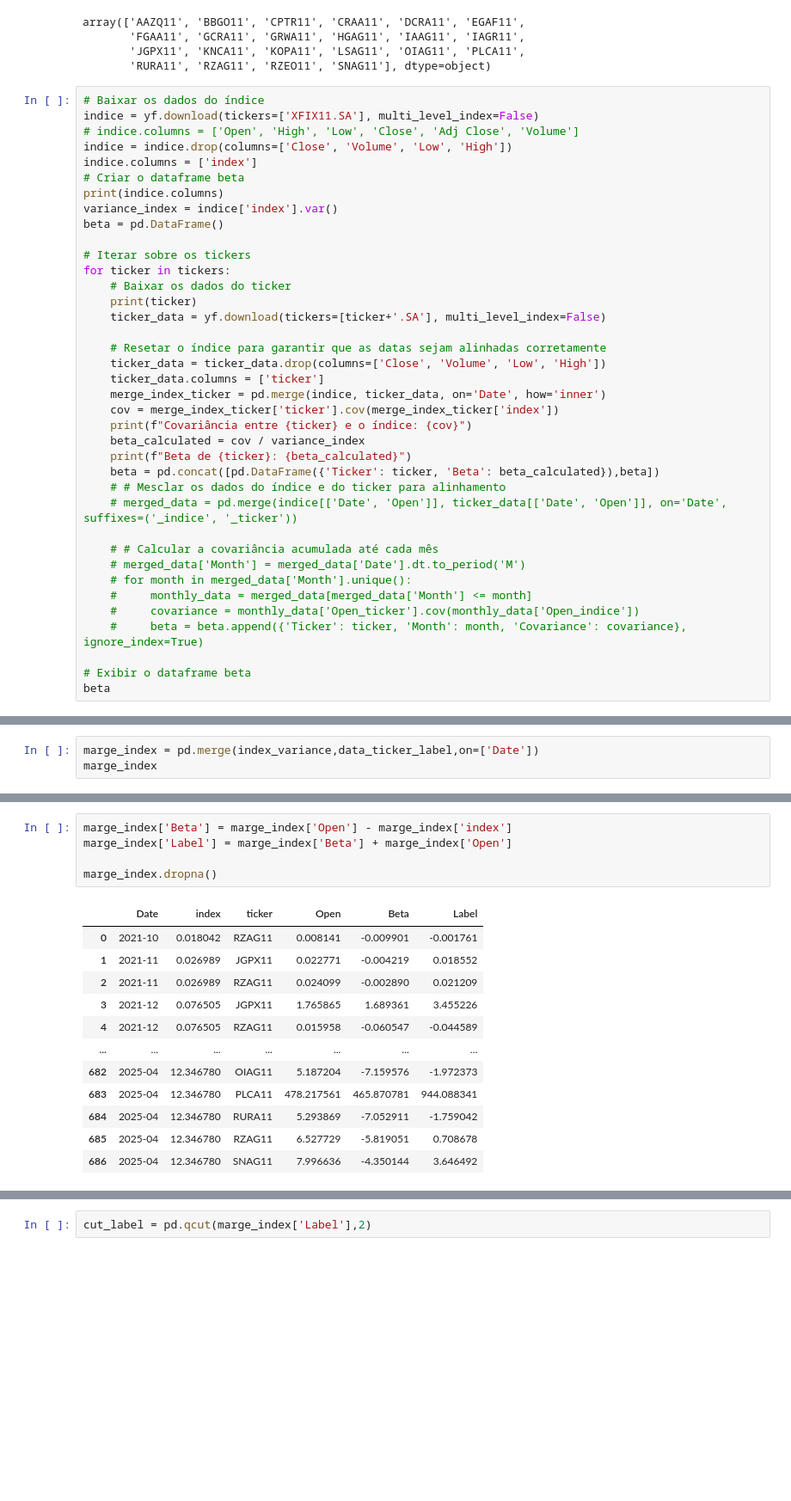
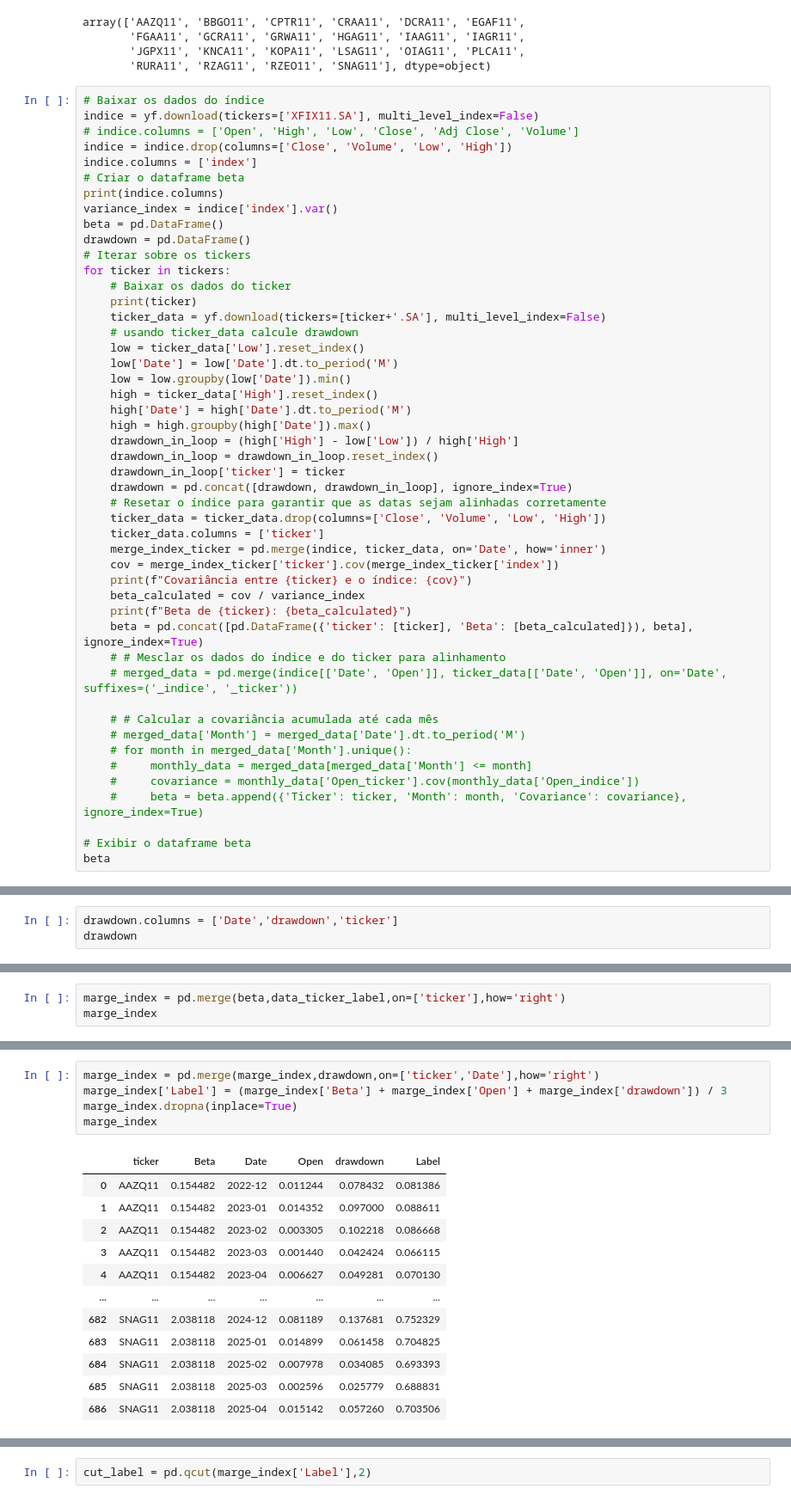
Before and after one commit to ErikMaia/tcc, a Jupyter notebook: src/analisys.ipynb, the cells around one changed output, grey strips where cells are left out. Shown at 86% size. Cells and saved outputs as stored; diff of their text form; blank space fills up the shorter version.

```diff
--- a/src/analisys.ipynb
+++ b/src/analisys.ipynb
@@ -135,13 +132,23 @@ indice.columns = ['index']
 print(indice.columns)
 variance_index = indice['index'].var()
 beta = pd.DataFrame()
-
+drawdown = pd.DataFrame()
 # Iterar sobre os tickers
 for ticker in tickers:
     # Baixar os dados do ticker
     print(ticker)
     ticker_data = yf.download(tickers=[ticker+'.SA'], multi_level_index=False)
-
+    # usando ticker_data calcule drawdown
+    low = ticker_data['Low'].reset_index()
+    low['Date'] = low['Date'].dt.to_period('M')
+    low = low.groupby(low['Date']).min()
+    high = ticker_data['High'].reset_index()
+    high['Date'] = high['Date'].dt.to_period('M')
+    high = high.groupby(high['Date']).max()
+    drawdown_in_loop = (high['High'] - low['Low']) / high['High']
+    drawdown_in_loop = drawdown_in_loop.reset_index()
+    drawdown_in_loop['ticker'] = ticker
+    drawdown = pd.concat([drawdown, drawdown_in_loop], ignore_index=True)
     # Resetar o índice para garantir que as datas sejam alinhadas corretamente
     ticker_data = ticker_data.drop(columns=['Close', 'Volume', 'Low', 'High'])
     ticker_data.columns = ['ticker']
@@ -150,7 +157,7 @@ for ticker in tickers:
     print(f"Covariância entre {ticker} e o índice: {cov}")
     beta_calculated = cov / variance_index
     print(f"Beta de {ticker}: {beta_calculated}")
-    beta = pd.concat([pd.DataFrame({'Ticker': ticker, 'Beta': beta_calculated}),beta])
+    beta = pd.concat([pd.DataFrame({'ticker': [ticker], 'Beta': [beta_calculated]}), beta], ignore_index=True)
     # # Mesclar os dados do índice e do ticker para alinhamento
     # merged_data = pd.merge(indice[['Date', 'Open']], ticker_data[['Date', 'Open']], on='Date', suffixes=('_indice', '_ticker'))
 
@@ -173,0 +204,3 @@ ValueError: If using all scalar values, you must pass an index
+# %%
+drawdown.columns = ['Date','drawdown','ticker']
+drawdown
@@ -221,4 +246,4 @@ index_variance
 # %%
-marge_index = pd.merge(index_variance,data_ticker_label,on=['Date'])
+marge_index = pd.merge(beta,data_ticker_label,on=['ticker'],how='right')
 marge_index
 # %% [output]
@@ -253,20 +278,20 @@ marge_index.dropna()
 683 rows × 4 columns
 # %%
-marge_index['Beta'] = marge_index['Open'] - marge_index['index']
-marge_index['Label'] = marge_index['Beta'] + marge_index['Open']
-
-marge_index.dropna()
+marge_index = pd.merge(marge_index,drawdown,on=['ticker','Date'],how='right')
+marge_index['Label'] = (marge_index['Beta'] + marge_index['Open'] + marge_index['drawdown']) / 3
+marge_index.dropna(inplace=True)
+marge_index
 # %% [output]
-|  | Date | index | ticker | Open | Beta | Label |
-| 0 | 2021-10 | 0.018042 | RZAG11 | 0.008141 | -0.009901 | -0.001761 |
-| 1 | 2021-11 | 0.026989 | JGPX11 | 0.022771 | -0.004219 | 0.018552 |
-| 2 | 2021-11 | 0.026989 | RZAG11 | 0.024099 | -0.002890 | 0.021209 |
-| 3 | 2021-12 | 0.076505 | JGPX11 | 1.765865 | 1.689361 | 3.455226 |
-| 4 | 2021-12 | 0.076505 | RZAG11 | 0.015958 | -0.060547 | -0.044589 |
+|  | ticker | Beta | Date | Open | drawdown | Label |
+| 0 | AAZQ11 | 0.154482 | 2022-12 | 0.011244 | 0.078432 | 0.081386 |
+| 1 | AAZQ11 | 0.154482 | 2023-01 | 0.014352 | 0.097000 | 0.088611 |
+| 2 | AAZQ11 | 0.154482 | 2023-02 | 0.003305 | 0.102218 | 0.086668 |
+| 3 | AAZQ11 | 0.154482 | 2023-03 | 0.001440 | 0.042424 | 0.066115 |
+| 4 | AAZQ11 | 0.154482 | 2023-04 | 0.006627 | 0.049281 | 0.070130 |
 | ... | ... | ... | ... | ... | ... | ... |
-| 682 | 2025-04 | 12.346780 | OIAG11 | 5.187204 | -7.159576 | -1.972373 |
-| 683 | 2025-04 | 12.346780 | PLCA11 | 478.217561 | 465.870781 | 944.088341 |
-| 684 | 2025-04 | 12.346780 | RURA11 | 5.293869 | -7.052911 | -1.759042 |
-| 685 | 2025-04 | 12.346780 | RZAG11 | 6.527729 | -5.819051 | 0.708678 |
-| 686 | 2025-04 | 12.346780 | SNAG11 | 7.996636 | -4.350144 | 3.646492 |
+| 682 | SNAG11 | 2.038118 | 2024-12 | 0.081189 | 0.137681 | 0.752329 |
+| 683 | SNAG11 | 2.038118 | 2025-01 | 0.014899 | 0.061458 | 0.704825 |
+| 684 | SNAG11 | 2.038118 | 2025-02 | 0.007978 | 0.034085 | 0.693393 |
+| 685 | SNAG11 | 2.038118 | 2025-03 | 0.002596 | 0.025779 | 0.688831 |
+| 686 | SNAG11 | 2.038118 | 2025-04 | 0.015142 | 0.057260 | 0.703506 |
 683 rows × 6 columns
```
Also changed, not shown: parts of 62 cells of this notebook.
